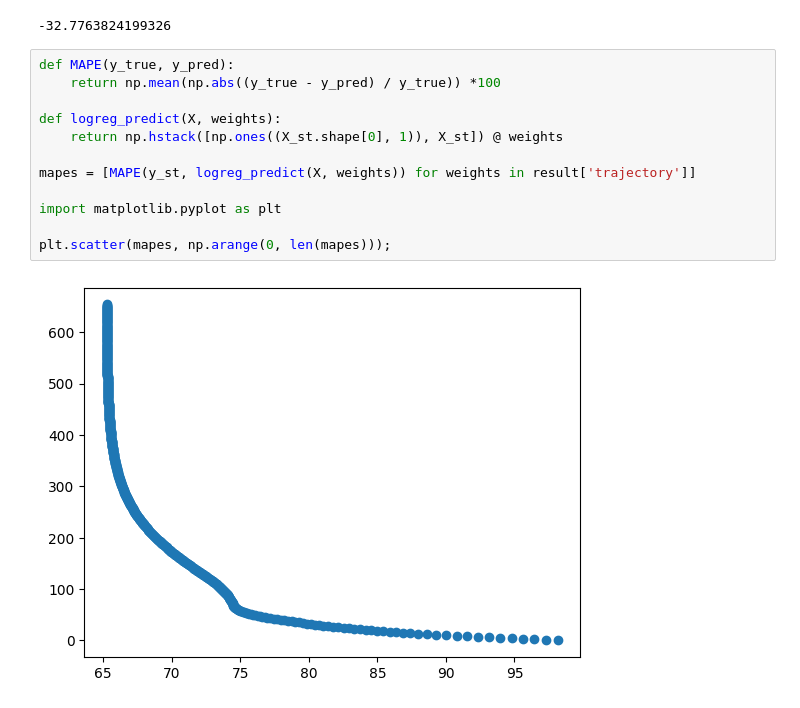
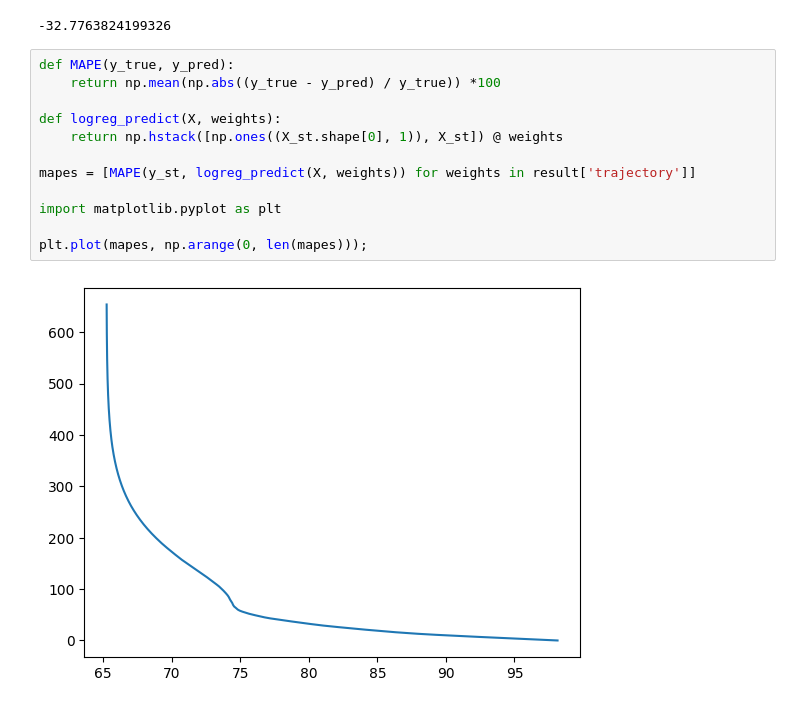
Before and after one commit to akitim/SkillFactory_current, a Jupyter notebook: Блок_5_Математика_в_ML_Часть_I_Часть_II_Часть_III.ipynb, the cells around one changed output. Cells and saved outputs as stored; diff of their text form.

```diff
--- a/Блок_5_Математика_в_ML_Часть_I_Часть_II_Часть_III.ipynb
+++ b/Блок_5_Математика_в_ML_Часть_I_Часть_II_Часть_III.ipynb
@@ -509,14 +509,14 @@ np.mean(np.abs(y_st - y_pred) / y_st) *100
 # %%
 def MAPE(y_true, y_pred):
     return np.mean(np.abs((y_true - y_pred) / y_true)) *100
 
 def logreg_predict(X, weights):
     return np.hstack([np.ones((X_st.shape[0], 1)), X_st]) @ weights
 
 mapes = [MAPE(y_st, logreg_predict(X, weights)) for weights in result['trajectory']]
 
 import matplotlib.pyplot as plt
 
-plt.scatter(mapes, np.arange(0, len(mapes)));
+plt.plot(mapes, np.arange(0, len(mapes)));
 # %% [output]
-[figure, old version]
+[figure, new version]
```
